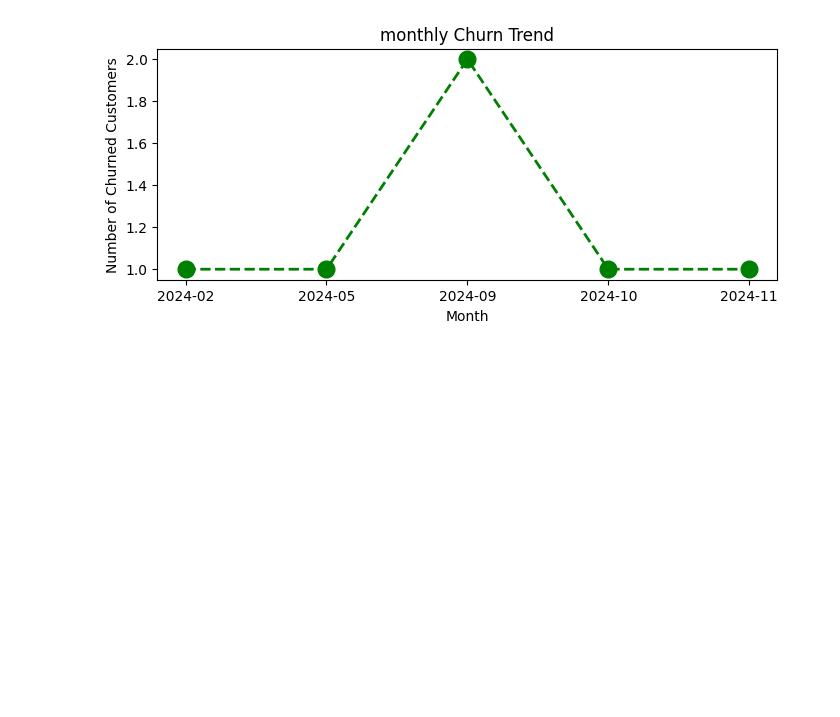
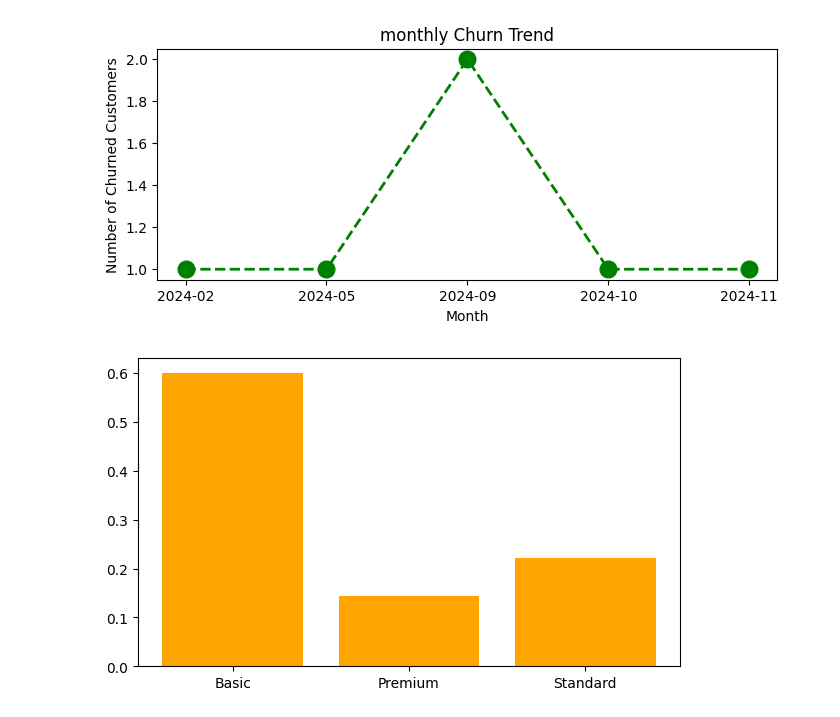
Before and after one commit to predictor450v/churn_analysis_project, a Jupyter notebook: churn.ipynb, the cells around one changed output. Drawn from its saved outputs; the diff is of its cells as text; code cells hidden in the pictures; blank space fills up the shorter version.

Commit message:
churn by plan  plot

```diff
--- a/churn.ipynb
+++ b/churn.ipynb
@@ -654,3 +654,11 @@ plt.ylabel("Number of Churned Customers")
 plt.show()
 # %% [output]
 [figure]
+# %%
+# churn by plan type - how many customers have churned by plan type
+churn_plan = df_visual.groupby('plan_type')['churn_flag'].mean()
+plt.figure(figsize=(7, 4))
+plt.bar(churn_plan.index, churn_plan.values, color='orange')
+plt.show()
+# %% [output]
+[figure, added]
```
